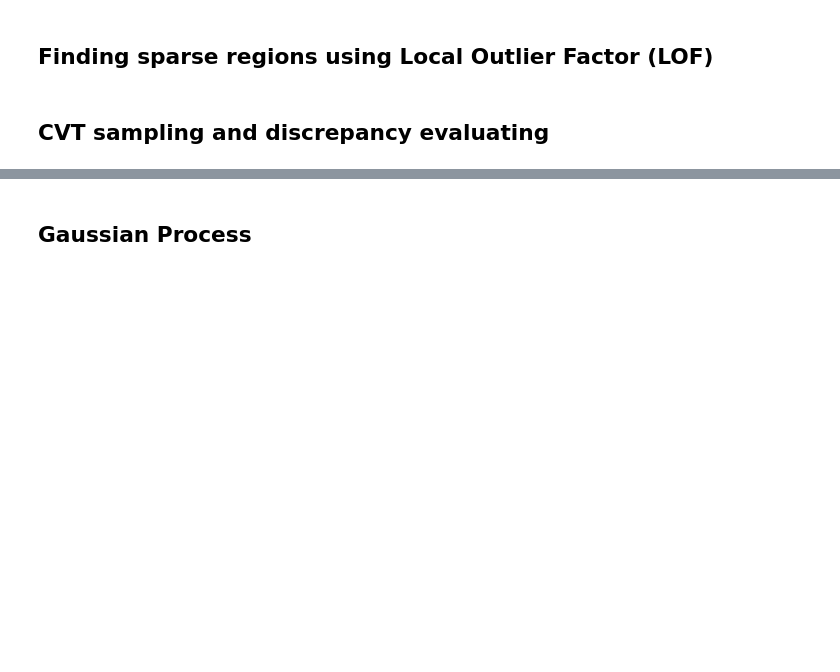
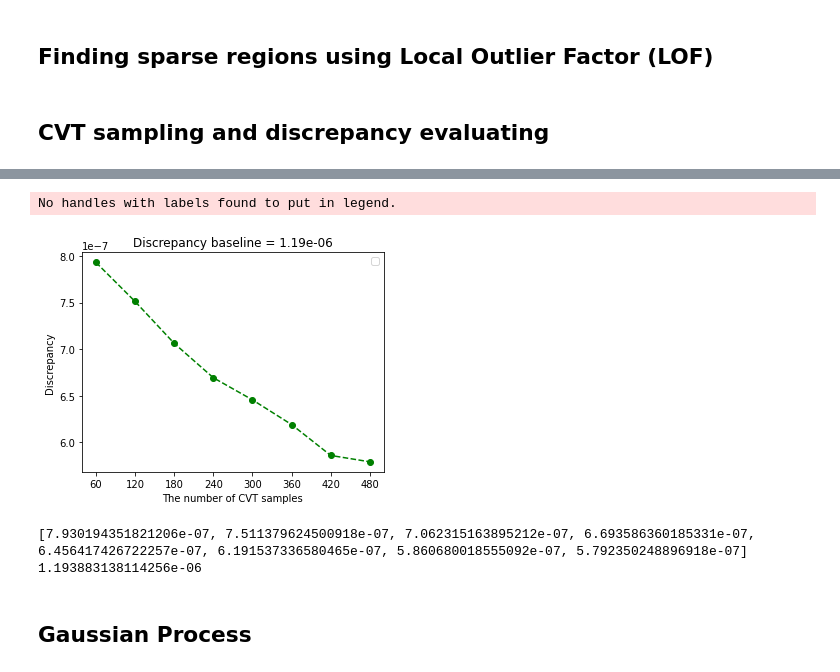
Before and after one commit to zhongsheng-chen/RegCGAN, a Jupyter notebook: notebook/run_hdpe_data.ipynb, the cells around one changed output, grey strips where cells are left out. Drawn from its saved outputs; the diff is of its cells as text; code cells hidden in the pictures; blank space fills up the shorter version.

```diff
--- a/notebook/run_hdpe_data.ipynb
+++ b/notebook/run_hdpe_data.ipynb
@@ -116,8 +123,17 @@ Sampling type:  creation
 # %%
 X_discrepancy = unanchored_L2_discrepancy(X_outliers)
 plotting.plot_cvt_discrepancy(min_n_sampling, max_n_sampling, interval,
                               X_full_discrepancy_list, fig_dir,
-                              title=f"Discrepancy baseline = {X_discrepancy:2.2e}")
+                              title=f"Discrepancy baseline = {X_discrepancy+5.71e-07:2.2e}")
+# %% [output]
+No handles with labels found to put in legend.
+[figure, added]
+# %%
+print(X_full_discrepancy_list)
+print(X_discrepancy+5.71e-07)
+# %% [output]
+[7.930194351821206e-07, 7.511379624500918e-07, 7.062315163895212e-07, 6.693586360185331e-07, 6.456417426722257e-07, 6.191537336580465e-07, 5.860680018555092e-07, 5.792350248896918e-07]
+1.193883138114256e-06
 # %%
 from scipy.spatial import Voronoi
 from scipy.spatial import voronoi_plot_2d
```
Also changed, not shown: parts of 2 cells of this notebook, 40 other files.
